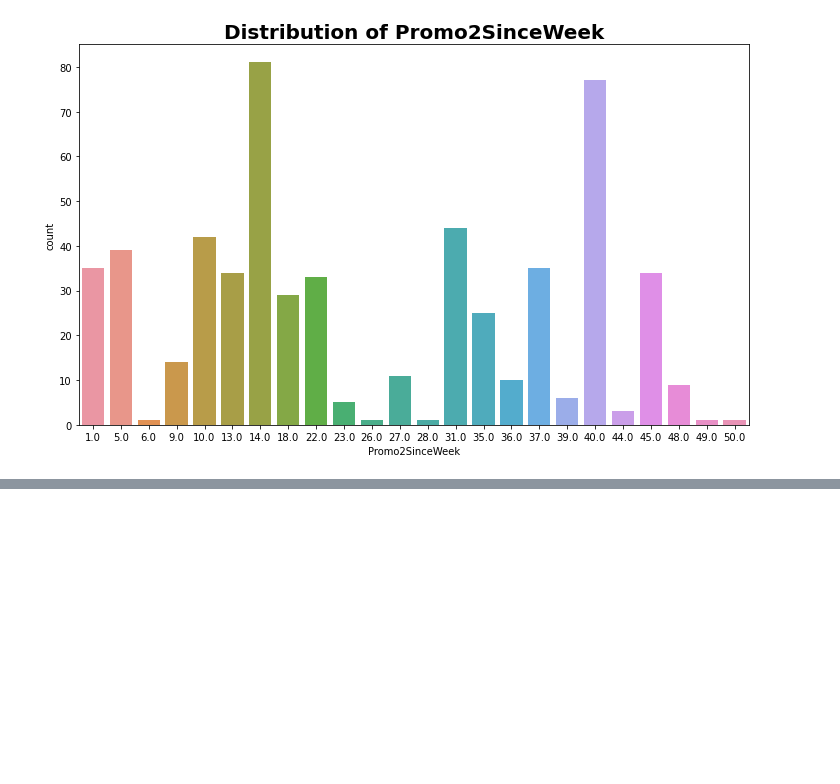
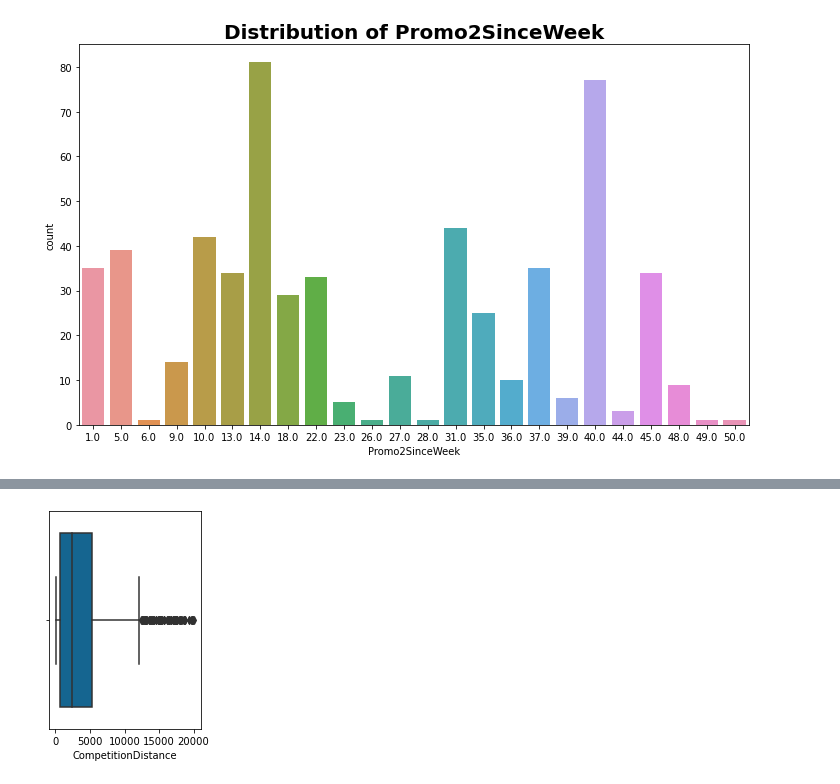
Before and after one commit to smegnshd/Pharmaceutical-Sales-prediction-across-multiple-stores, a Jupyter notebook: sales_prediction.ipynb, the cells around one changed output, grey strips where cells are left out. Saved outputs shown, nothing was run; the diff lists cells and outputs as text; code cells hidden in the pictures; blank space fills up the shorter version.

```diff
--- a/sales_prediction.ipynb
+++ b/sales_prediction.ipynb
@@ -297,0 +432,4 @@ train_data.count(0)/train_data.shape[0] * 100
+# %%
+plotvar(store_data,'CompetitionDistance')
+# %% [output]
+[figure, added]
```
Also changed, not shown: parts of 59 cells of this notebook.
